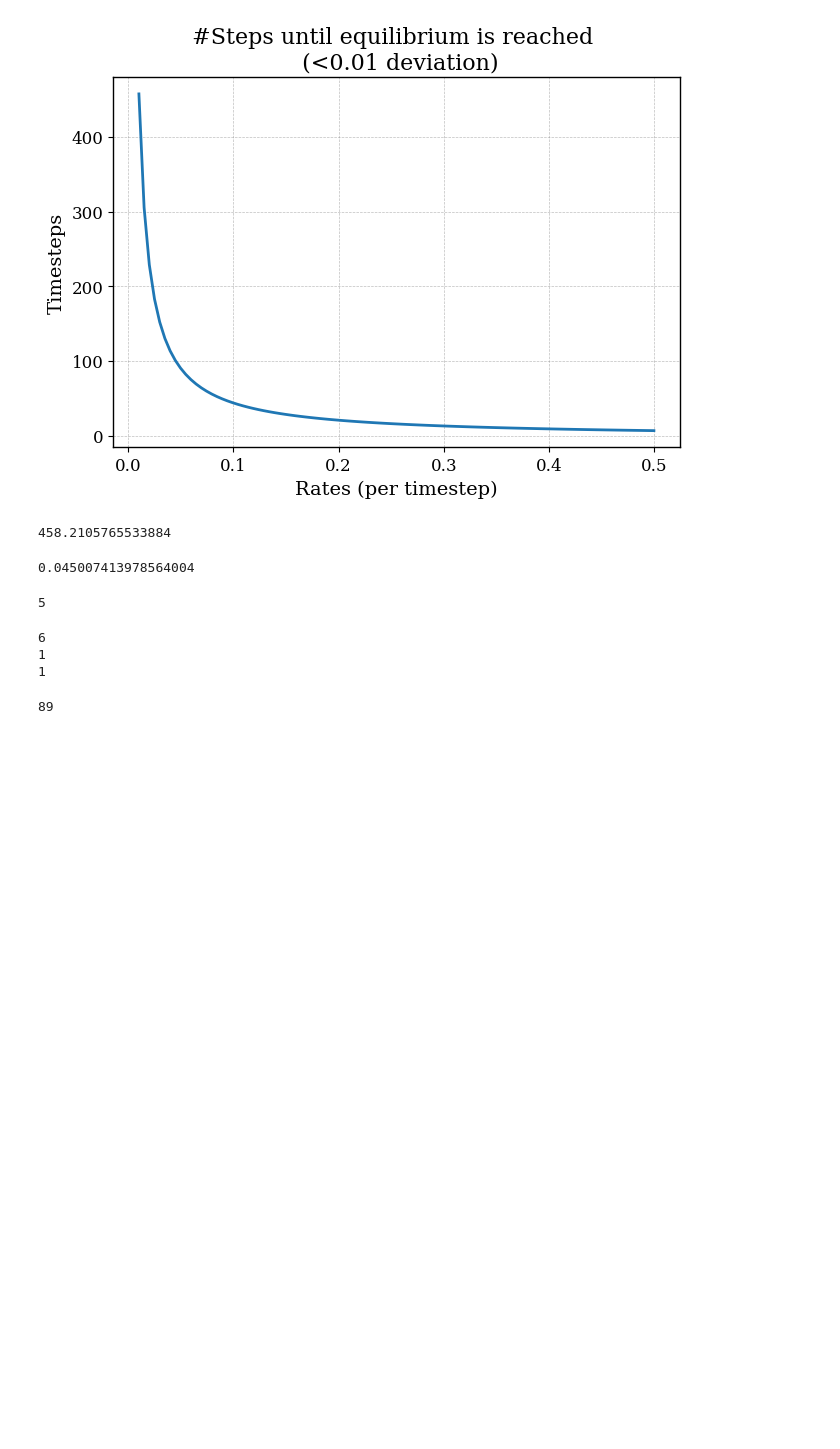
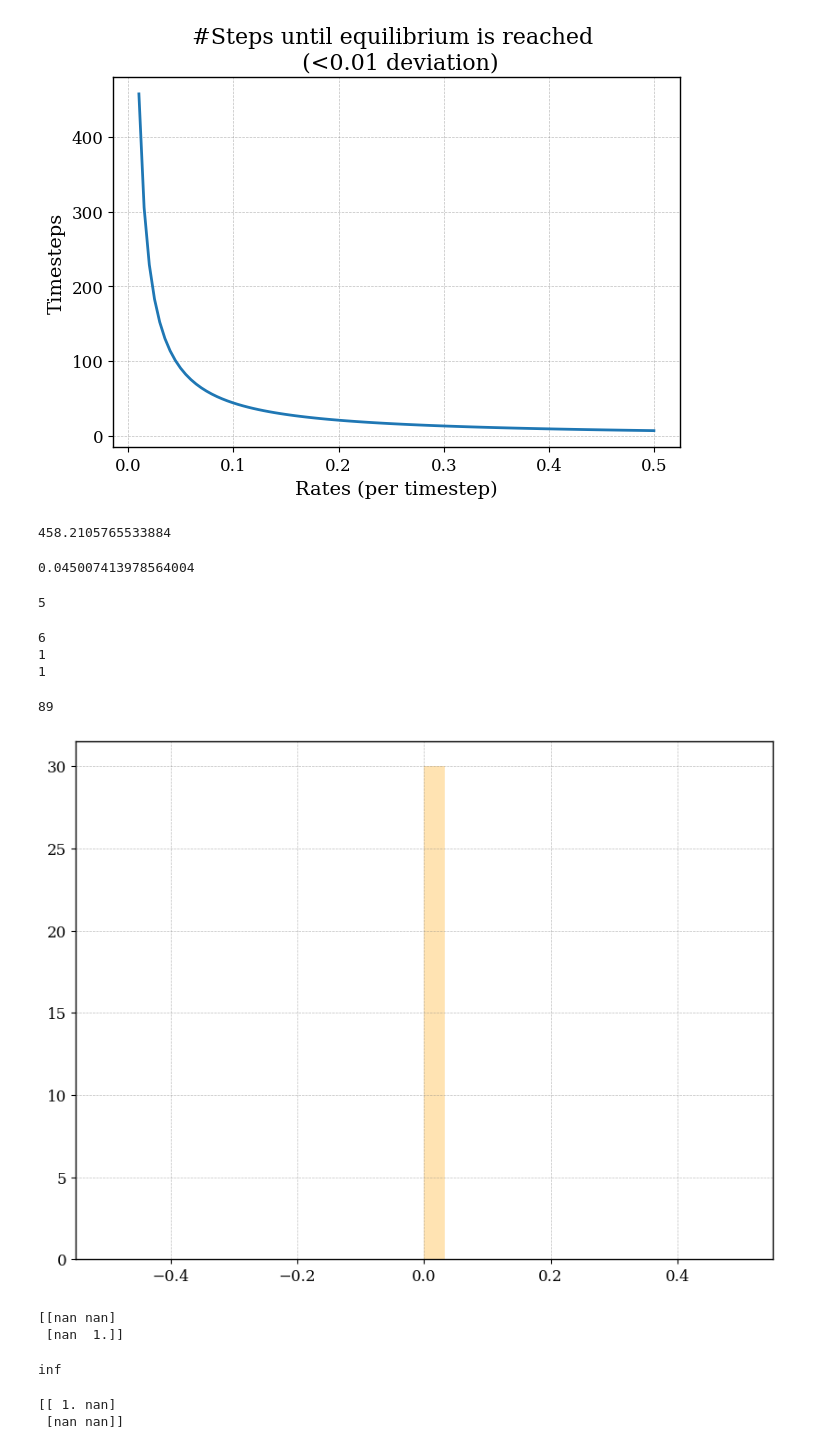
Before and after one commit to RicemanBoy/trafficRNA, a Jupyter notebook: playground.ipynb, the cells around one changed output. Saved outputs shown, nothing was run; the diff lists cells and outputs as text; code cells hidden in the pictures; blank space fills up the shorter version.

```diff
--- a/playground.ipynb
+++ b/playground.ipynb
@@ -108,3 +108,62 @@ equil = int(np.log(0.01)/np.log(1-rate))
 print(equil)
 # %% [output]
 89
+# %%
+import matplotlib.animation as animation
+from functools import partial
+
+corr_idk = np.random.rand(1000)
+
+number_of_frames = 101
+
+for i in range(100):
+    hmm = np.random.rand(1000)
+    corr_idk = np.vstack((corr_idk, hmm))
+
+fig, ax = plt.subplots(figsize=(8,6))
+
+test = [0 for i in range(100)]
+
+ax.hist(test, density=True, bins=30, alpha=0.3, color="orange")
+
+def update_hist(t, first):
+    corr1 = first[:][t]
+    plt.clf()
+    ax.hist(corr1, density=True, bins=30, alpha=0.3, color="orange")
+    plt.legend()
+    plt.title("Correlation distribtuion of the RNA production between both genes")
+
+ani = animation.FuncAnimation(fig, partial(update_hist, first = corr_idk), number_of_frames)
+
+plt.show()
+# %% [output]
+[figure, added]
+# %%
+a = [1,2,3,4,np.nan]
+
+b = [1,2,3,4,5]
+
+print(np.corrcoef(a,b))
+# %% [output]
+[[nan nan]
+ [nan  1.]]
+# %%
+d = np.inf
+
+if type(d) != int:
+    print(d)
+# %% [output]
+inf
+# %%
+a = [0,1,2,3,4,5,6,7,8,9]
+
+b = [0,1,2,3,4,5,6,7,8,9]
+
+c = [0 for i in range(10)]
+
+d = [1,1,1,1,1,1,1,1,1,1]
+
+print(np.corrcoef(a,d))
+# %% [output]
+[[ 1. nan]
+ [nan nan]]
```
Also changed, not shown: parts of 2 cells of this notebook, 2 other files.
